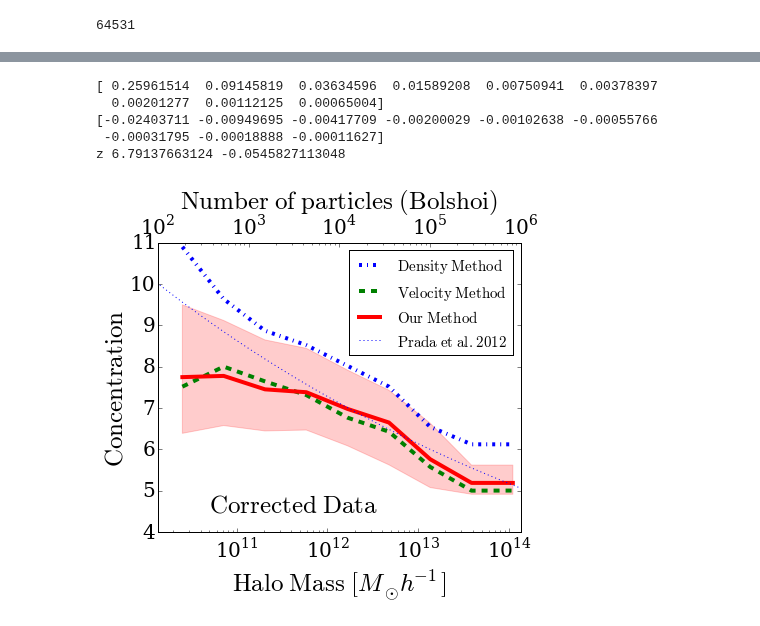
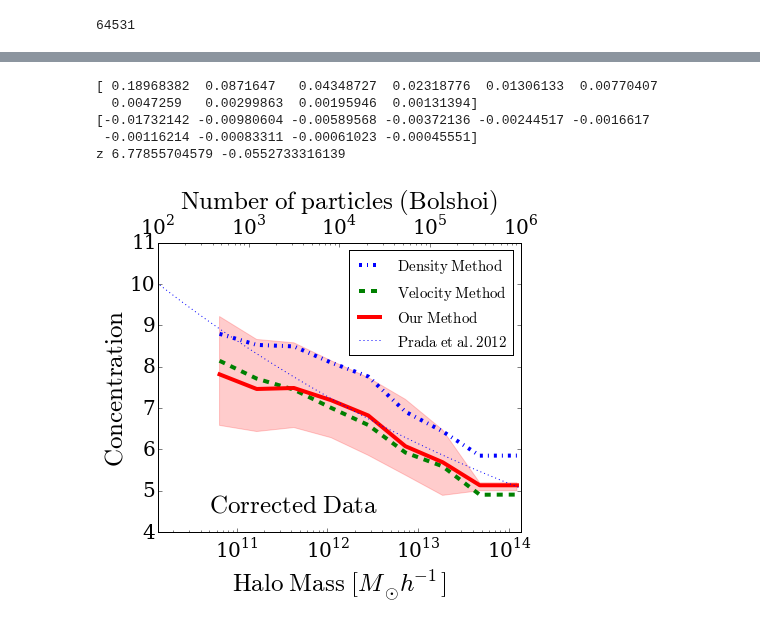
Before and after one commit to astroandes/MACH, a Jupyter notebook: plots/ComparisonPlots.ipynb, the cells around one changed output, grey strips where cells are left out. Saved outputs shown, nothing was run; the diff lists cells and outputs as text; code cells hidden in the pictures.

Commit message:
comparison plots include density data

```diff
--- a/plots/ComparisonPlots.ipynb
+++ b/plots/ComparisonPlots.ipynb
@@ -210,0 +66,28 @@ plt.savefig('../paper/stddev_foff_bolshoi.pdf', bbox_inches='tight')
+# %%
+
+def gather_data(files_dens, files_vlct, files_mass):
+    dens_conc = np.empty(0)
+    vlct_conc = np.empty(0)
+    mass_conc = np.empty(0)
+    n_part = np.empty(0)
+    r_vir = np.empty(0)
+    for file_dens, file_vlct, file_mass in zip(files_dens, files_vlct, files_mass):
+        dens_data = np.loadtxt(file_dens)
+        vlct_data = np.loadtxt(file_vlct, skiprows=1, delimiter=',')
+        mass_data = np.loadtxt(file_mass, skiprows=1, delimiter=',')
+
+        norm_dens_conc = np.median(vlct_data[-100:,3]/dens_data[-100:,1])
+        print norm_dens_conc
+        dens_conc = np.append(dens_conc, vlct_data[:,3]/dens_data[:,1]/norm_dens_conc - 1.0)
+
+        norm_vlct_conc = np.median(vlct_data[-100:,1])
+        vlct_conc = np.append(vlct_conc, vlct_data[:,1]/norm_vlct_conc - 1.0)
+
+        norm_mass_conc = np.median(mass_data[-100:,2])
+        mass_conc = np.append(mass_conc, mass_data[:,2]/norm_mass_conc - 1.0)
+
+        n_part = np.append(n_part, vlct_data[:,2])
+        print(np.shape(vlct_conc))
+    return dens_conc, vlct_conc, mass_conc, n_part
+
+dens_conc, vlct_conc, mass_conc, n_part = gather_data(dens_files, vlct_files, mass_files)
@@ -242,7 +225,7 @@ halo_mass_mass = data_mass_bolshoi[relaxed,4] * bolshoi_particle_mass
 # %% [output]
 64531
 # %%
-n_bins = 10
+n_bins = 11
 log_mass_interval = np.linspace(10.4,14.5,n_bins)
 
 mid_log_mass_interval = 0.5*(log_mass_interval[1:] + log_mass_interval[:-1])
@@ -341,22 +324,25 @@ estilos = ['-.', '--', '-']
 colores = ['blue', 'green', 'red']
 origen = ['$\mathrm{Density\ Method}$','$\mathrm{Velocity\ Method}$','$\mathrm{Our\ Method}$']
 
+min_i = 1
 mid_log_n_particle = mid_log_mass_interval - np.log10(bolshoi_particle_mass)
 #density
 i=0
-ax.plot(10**mid_log_mass_interval,conc_median[:,i],colores[i],lw=4,linestyle=estilos[i], label=origen[i])
+f_off = func(mid_log_n_particle, popt_dens[0], popt_dens[1])
+ax.plot(10**mid_log_mass_interval[min_i:],conc_median[min_i:,i]/(1.0+f_off[min_i:]),colores[i],lw=4,linestyle=estilos[i], label=origen[i])
 
 #velocity
 i=1
 f_off = func(mid_log_n_particle, popt_vel[0], popt_vel[1])
-ax.plot(10**mid_log_mass_interval,conc_median[:,i]/(1.0+f_off),colores[i],lw=4,linestyle=estilos[i], label=origen[i])
+ax.plot(10**mid_log_mass_interval[min_i:],conc_median[min_i:,i]/(1.0+f_off[min_i:]),colores[i],lw=4,linestyle=estilos[i], label=origen[i])
 print f_off
 
 #mass
 i=2
 f_off = func(mid_log_n_particle, popt_mass[0], popt_mass[1])
-ax.plot(10**mid_log_mass_interval,conc_median[:,i]/(1.0+f_off),colores[i],lw=4,linestyle=estilos[i], label=origen[i])
-ax.fill_between(10**mid_log_mass_interval,conc_down[:,2]/(1.0+f_off), conc_up[:,2]/(1.0+f_off), color=colores[2], alpha=0.2)
+ax.plot(10**mid_log_mass_interval[min_i:],conc_median[min_i:,i]/(1.0+f_off[min_i:]),colores[i],lw=4,linestyle=estilos[i], label=origen[i])
+ax.fill_between(10**mid_log_mass_interval[min_i:],conc_down[min_i:,2]/(1.0+f_off[min_i:]),
+                conc_up[min_i:,2]/(1.0+f_off[min_i:]), color=colores[2], alpha=0.2)
 
 print f_off
 
@@ -372,36 +358,36 @@ print "z", 10**z[1], z[0]
 
 #datos del fit
 # log_mass_range = np.linspace(10.0, 15.0, 100)
 # conc_theory = 10**z[1]*(10**log_mass_range/(1E12))**z[0]
 # ax.plot(10**log_mass_range, conc_theory,label='$\mathrm{nuestro}$')
 
 min_part = 1E2
 max_part = 1E6
 ax.legend(loc=1, borderaxespad=0.5, prop={'size':15})
 plt.xlim([min_part*bolshoi_particle_mass,max_part*bolshoi_particle_mass])
 #ax.plot(mid_log_mass_interval-np.log10(particle_mass),conc_median[:,0], lw=0)
 ax.set_ylim([4,11.0])
 #ax.set_yscale('log')
 
 ax2 = ax.twiny()
 enlarge_labels(ax2,20)
 
 plt.subplots_adjust(bottom=0.18, top=0.85)
 ax2.set_xscale('log')
 ax2.set_xlim([min_part,max_part])
 ax2.set_ylim([4,11.0])
 
 ax2.set_xlabel('$\mathrm{Number\ of\ particles\ (Bolshoi)}$',fontsize=25)
 ax.set_xscale('log')
 ax.set_xlabel('$\mathrm{Halo\ Mass}\ [M_{\odot} h^{-1}]$',fontsize=25)
 ax.set_ylabel('$\mathrm{Concentration}$',fontsize=25)
 
 ax.text(5E10, 4.5, r'$\mathrm{Corrected\ Data}$', fontsize=25)
 plt.savefig('../paper/concentration_bolshoi_corrected.pdf', bbox_inches='tight')
 # %% [output]
-[ 0.25961514  0.09145819  0.03634596  0.01589208  0.00750941  0.00378397
-  0.00201277  0.00112125  0.00065004]
-[-0.02403711 -0.00949695 -0.00417709 -0.00200029 -0.00102638 -0.00055766
- -0.00031795 -0.00018888 -0.00011627]
-z 6.79137663124 -0.0545827113048
+[ 0.18968382  0.0871647   0.04348727  0.02318776  0.01306133  0.00770407
+  0.0047259   0.00299863  0.00195946  0.00131394]
+[-0.01732142 -0.00980604 -0.00589568 -0.00372136 -0.00244517 -0.0016617
+ -0.00116214 -0.00083311 -0.00061023 -0.00045551]
+z 6.77855704579 -0.0552733316139
-[figure, old version]
+[figure, new version]
```
Also changed, not shown: parts of 49 cells of this notebook.
